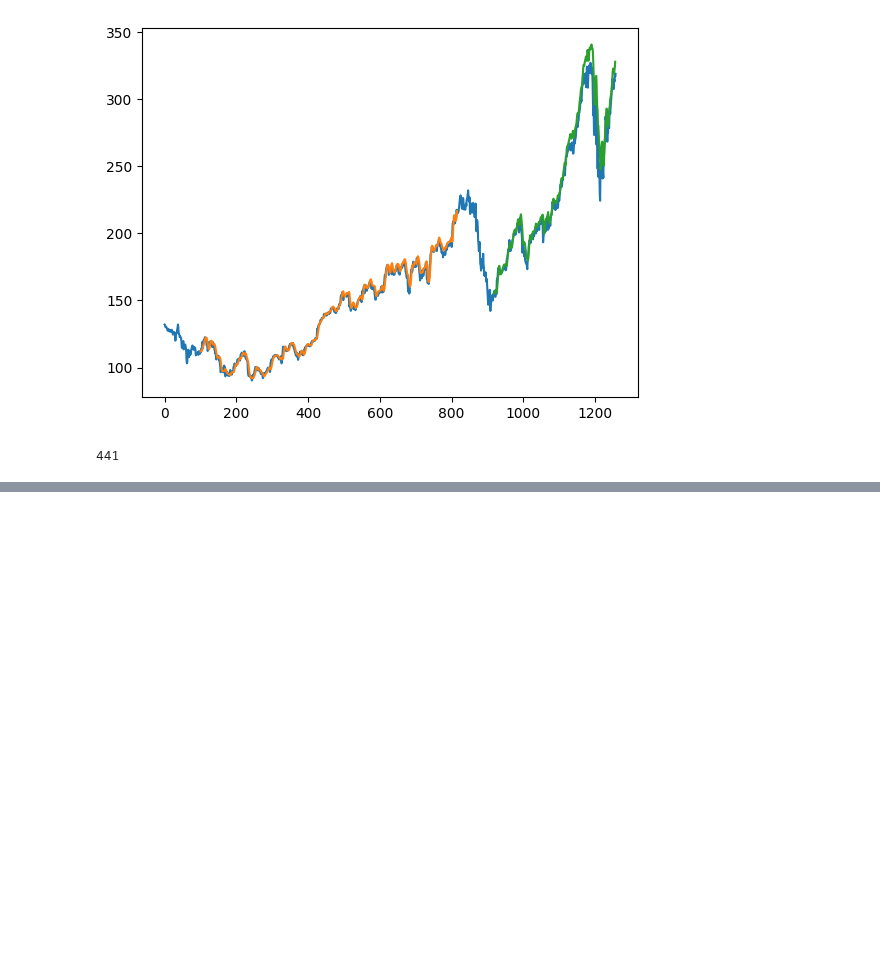
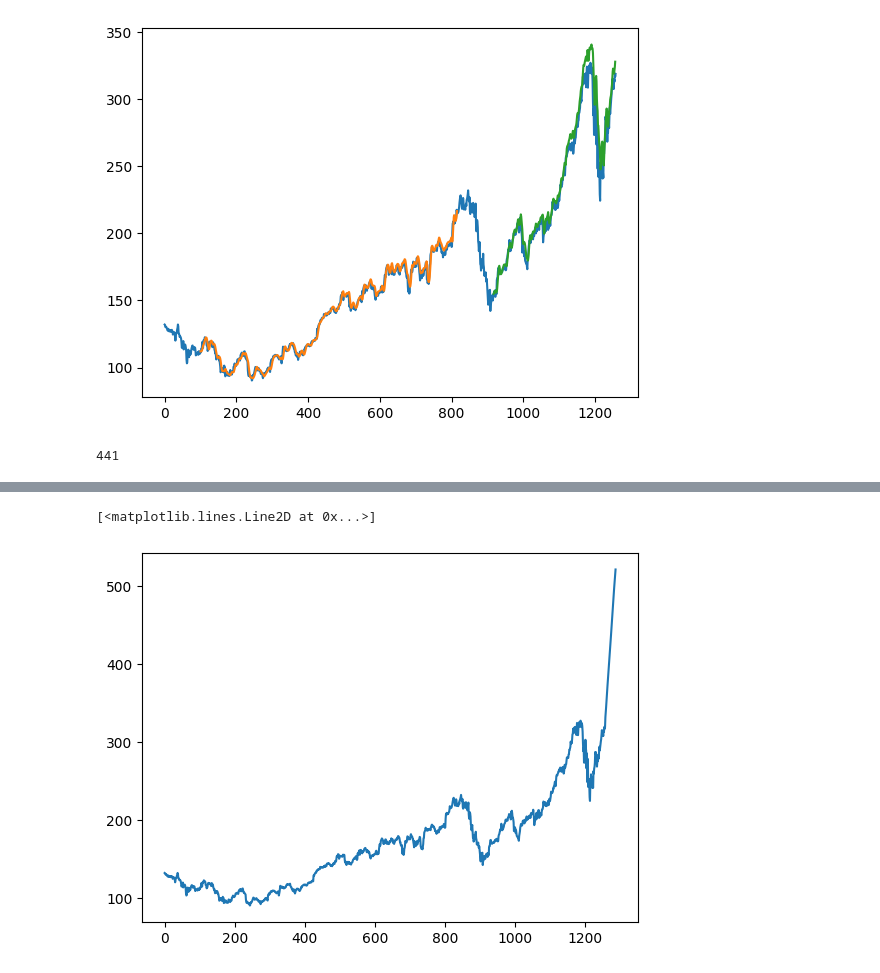
Before and after one commit to vedantkesharia/stock_price_predictor, a Jupyter notebook: stock_price_predictor.ipynb, the cells around one changed output, grey strips where cells are left out. Saved outputs shown, nothing was run; the diff lists cells and outputs as text; code cells hidden in the pictures; blank space fills up the shorter version.

```diff
--- a/stock_price_predictor.ipynb
+++ b/stock_price_predictor.ipynb
@@ -238,0 +338,7 @@ x_input.shape
+# %%
+df3=scaler.inverse_transform(df3).tolist()
+# %%
+plt.plot(df3)
+# %% [output]
+[<matplotlib.lines.Line2D at 0x...>]
+[figure, added]
```
Also changed, not shown: parts of 10 cells of this notebook.
